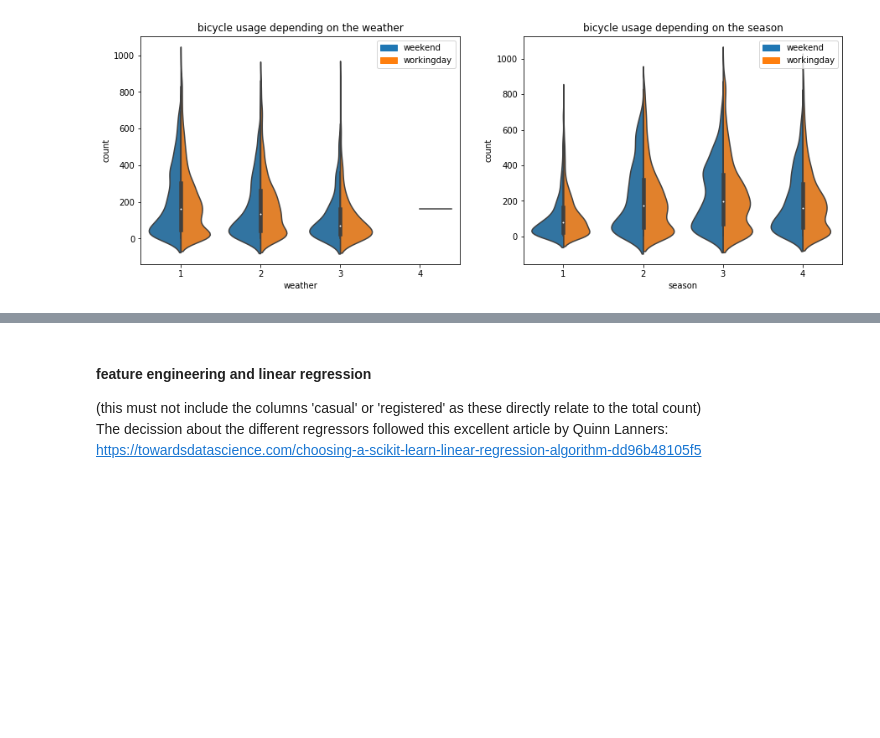
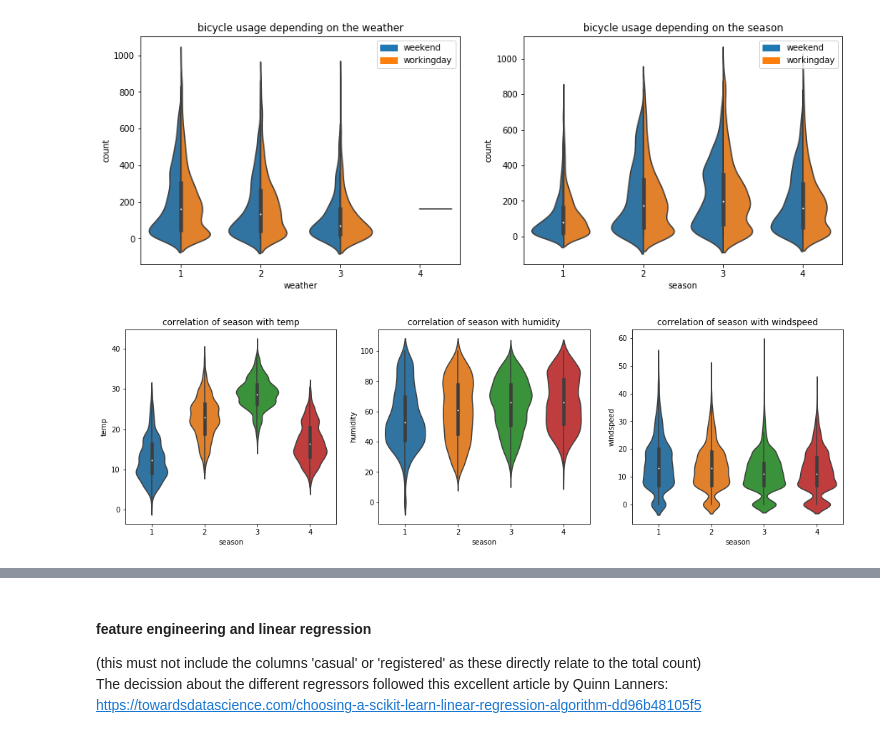
Before and after one commit to mkoeppel/Bicycle_Ridge, a Jupyter notebook: Linear_Regression_Assessment_Kaggle_CapitalBikeShare.ipynb, the cells around one changed output, grey strips where cells are left out. Cells and saved outputs as stored; diff of their text form; code cells hidden in the pictures; blank space fills up the shorter version.

```diff
--- a/Linear_Regression_Assessment_Kaggle_CapitalBikeShare.ipynb
+++ b/Linear_Regression_Assessment_Kaggle_CapitalBikeShare.ipynb
@@ -146,4 +151,18 @@ ax2.legend(handles = [ blue_patch, orange_patch])
 plt.show()
 # %% [output]
 [figure]
+# %%
+f, (ax1, ax2, ax3) = plt.subplots(1, 3, figsize = (18,5))
+
+sns.violinplot(x = 'season', y = 'temp', data = df, ax = ax1)
+sns.violinplot(x = 'season', y = 'humidity', data = df, ax = ax2)
+sns.violinplot(x = 'season', y = 'windspeed', data = df, ax = ax3)
+
+ax1.set_title('correlation of season with temp')
+ax2.set_title('correlation of season with humidity')
+ax3.set_title('correlation of season with windspeed')
+
+plt.show()
+# %% [output]
+[figure, added]
 # %%
```
Also changed, not shown: parts of 20 cells of this notebook.
